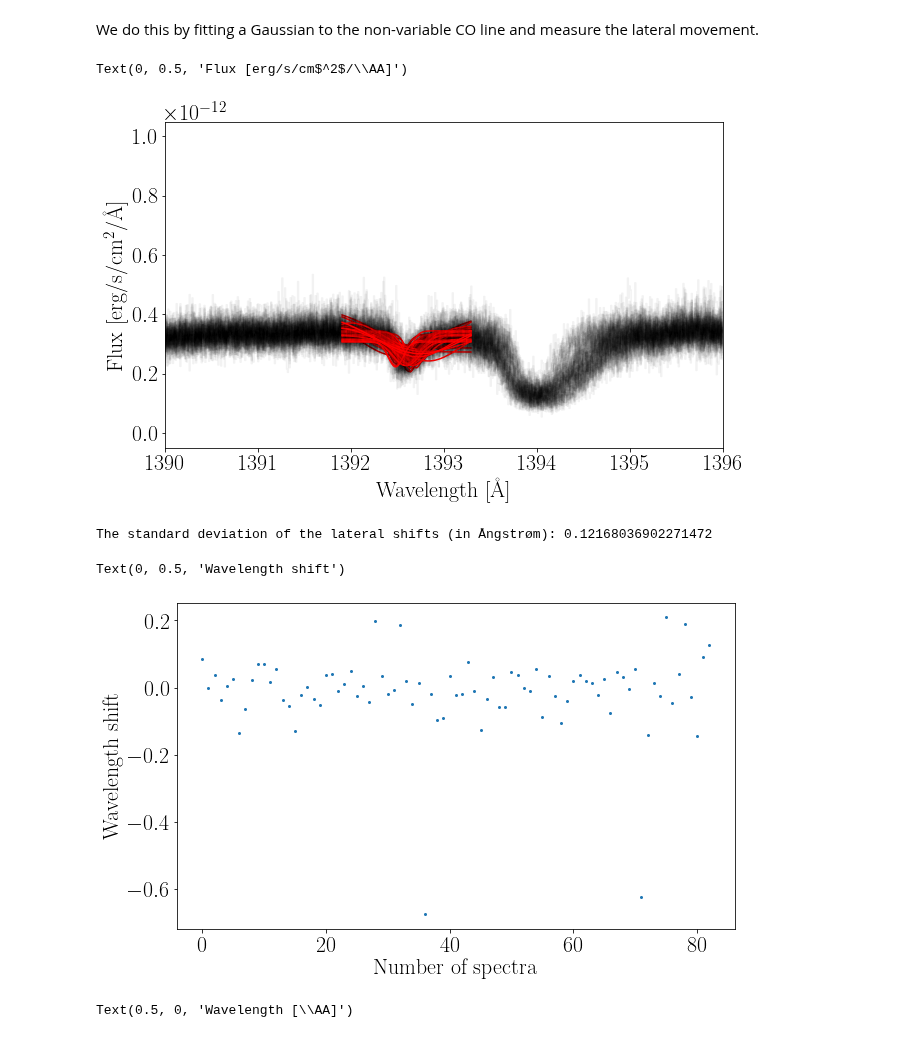
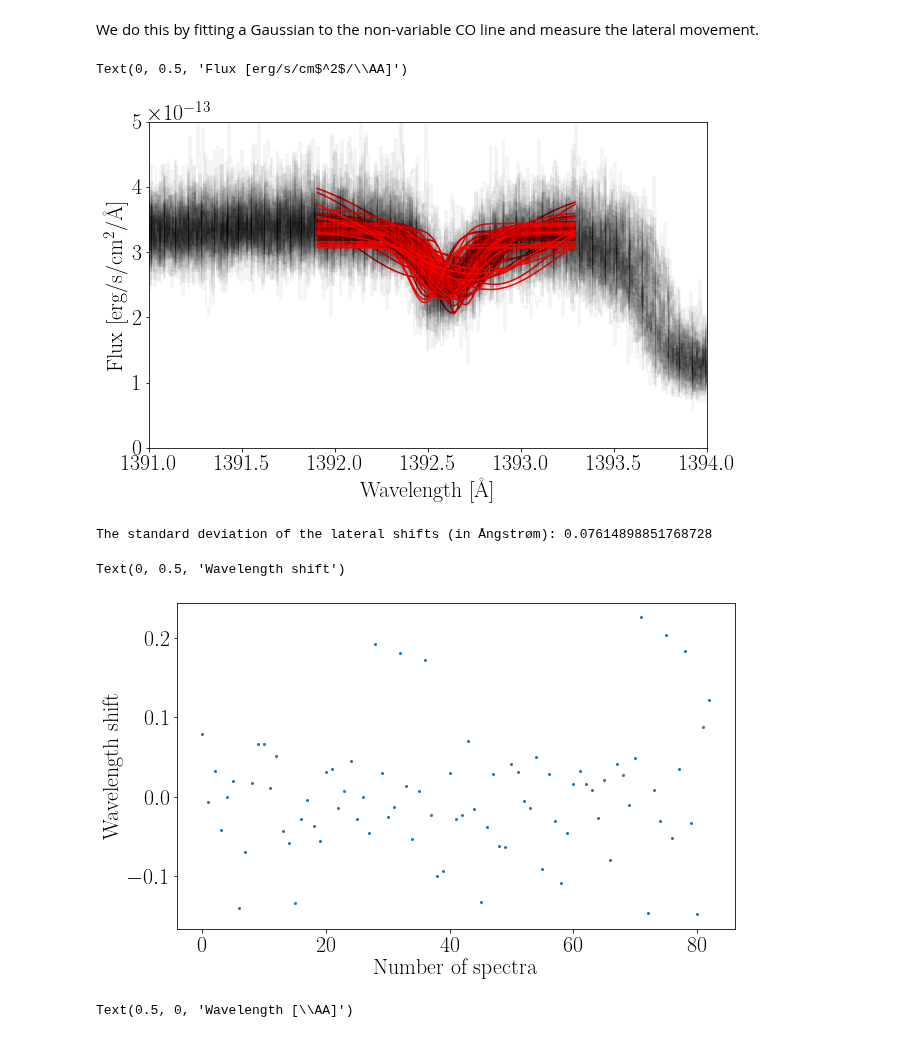
Before and after one commit to bdrdavies/exocomets, a Jupyter notebook: notebooks/load_the_data.ipynb, the cells around one changed output. Drawn from its saved outputs; the diff is of its cells as text; code cells hidden in the pictures.

```diff
--- a/notebooks/load_the_data.ipynb
+++ b/notebooks/load_the_data.ipynb
@@ -157,36 +150,38 @@ from scipy.optimize import curve_fit
 
 def gauss(x,a,x0,sigma,bl):
     return -a*np.exp(-(x-x0)**2/(2*(sigma)**2))+bl
 
 w = Dnsn[0][0][0]
 spec        = []
 minimums = []
 
 s1, s2 = c.RegionSelect(w, 1391.9, 1393.3)
 w_c = w[s1:s2]
 
 for i in range(len(Dnsn)):          # Cycle over number of visits
     for j in range(len(Dnsn[i])):   # Cycle over number of fits files each visit
         spec.append(Dnsn[i][j][1])
         minimums.append((w[s1:s2][np.argmin(Dnsn[i][j][1][s1:s2])]))
 
 spec = np.array(spec)
 
 lateral = []
 
 fig = plt.figure(figsize=(10.0,6.0))
 for i in range(len(spec)):
-    popt,pcov = curve_fit(gauss,w_c,spec[i][s1:s2],p0=[8e-14,1392.5,0.1,3.3e-13], bounds=([-np.inf, -np.inf, -np.inf], [np.inf, np.inf, np.inf]), maxfev = 2800)
+    popt,pcov = curve_fit(gauss,w_c,spec[i][s1:s2],p0=[3.5e-13,1392.6,0.1,3.3e-13], bounds=([-np.inf, -np.inf, -np.inf], [np.inf, np.inf, np.inf]), maxfev = 2800)
+    #print(popt)
     lateral.append(popt[1])
     plt.step(w,spec[i],color='k',alpha=0.05)
     plt.plot(w_c,gauss(w_c,*popt),color="red")
 
-plt.xlim(1390,1396)
+plt.xlim(1391,1394)
+plt.ylim(0,0.5e-12)
 plt.xlabel(r'Wavelength [\AA]')
 plt.ylabel(r'Flux [erg/s/cm$^2$/\AA]')
 # %% [output]
 Text(0, 0.5, 'Flux [erg/s/cm$^2$/\\AA]')
-[figure, old version]
+[figure, new version]
 # %%
 lateral = np.array(lateral)
 lateral = lateral - np.median(lateral)
@@ -198,9 +193,9 @@ plt.scatter(np.arange(len(lateral)),lateral)
 plt.xlabel(r'Number of spectra')
 plt.ylabel(r'Wavelength shift')
 # %% [output]
-The standard deviation of the lateral shifts (in Ångstrøm): 0.12168036902271472
+The standard deviation of the lateral shifts (in Ångstrøm): 0.07614898851768728
 Text(0, 0.5, 'Wavelength shift')
-[figure, old version]
+[figure, new version]
 # %%
 import numpy as np
 from scipy.optimize import curve_fit
```
Also changed, not shown: parts of 1 cell of this notebook, 7 other files.
